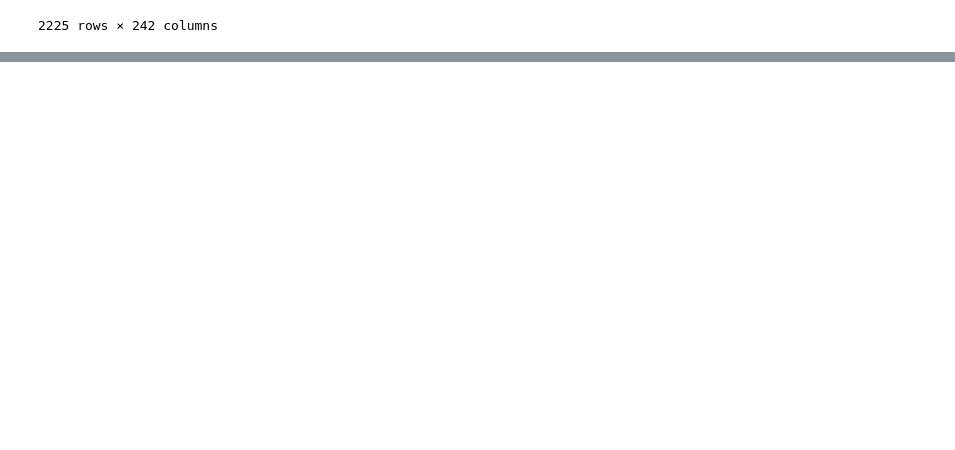
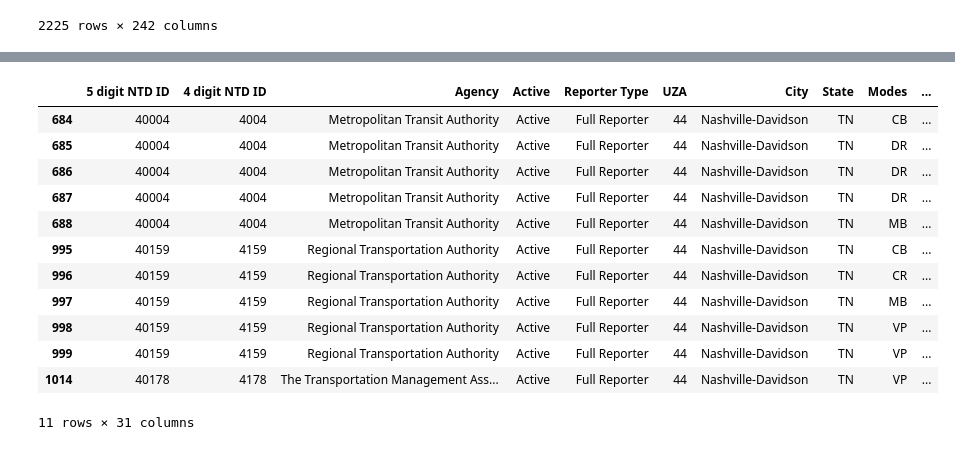
Before and after one commit to tye642/nashville_public_transportation, a Jupyter notebook: notebook/public_transportation_analysis.ipynb, the cells around one changed output, grey strips where cells are left out. Saved outputs shown, nothing was run; the diff lists cells and outputs as text; code cells hidden in the pictures; blank space fills up the shorter version.

```diff
--- a/notebook/public_transportation_analysis.ipynb
+++ b/notebook/public_transportation_analysis.ipynb
@@ -406,0 +462,18 @@ year_upt_df
+# %%
+# Lets take a look at Nashville's
+nash_transport = year_upt_df.loc[year_upt_df['City'].str.contains("Nashville")]
+nash_transport
+# %% [output]
+|  | 5 digit NTD ID | 4 digit NTD ID | Agency | Active | Reporter Type | UZA | City | State | Modes | ... |
+| 684 | 40004 | 4004 | Metropolitan Transit Authority | Active | Full Reporter | 44 | Nashville-Davidson | TN | CB | ... |
+| 685 | 40004 | 4004 | Metropolitan Transit Authority | Active | Full Reporter | 44 | Nashville-Davidson | TN | DR | ... |
+| 686 | 40004 | 4004 | Metropolitan Transit Authority | Active | Full Reporter | 44 | Nashville-Davidson | TN | DR | ... |
+| 687 | 40004 | 4004 | Metropolitan Transit Authority | Active | Full Reporter | 44 | Nashville-Davidson | TN | DR | ... |
+| 688 | 40004 | 4004 | Metropolitan Transit Authority | Active | Full Reporter | 44 | Nashville-Davidson | TN | MB | ... |
+| 995 | 40159 | 4159 | Regional Transportation Authority | Active | Full Reporter | 44 | Nashville-Davidson | TN | CB | ... |
+| 996 | 40159 | 4159 | Regional Transportation Authority | Active | Full Reporter | 44 | Nashville-Davidson | TN | CR | ... |
+| 997 | 40159 | 4159 | Regional Transportation Authority | Active | Full Reporter | 44 | Nashville-Davidson | TN | MB | ... |
+| 998 | 40159 | 4159 | Regional Transportation Authority | Active | Full Reporter | 44 | Nashville-Davidson | TN | VP | ... |
+| 999 | 40159 | 4159 | Regional Transportation Authority | Active | Full Reporter | 44 | Nashville-Davidson | TN | VP | ... |
+| 1014 | 40178 | 4178 | The Transportation Management Ass... | Active | Full Reporter | 44 | Nashville-Davidson | TN | VP | ... |
+11 rows × 31 columns
```
Also changed, not shown: parts of 16 cells of this notebook, 2 other files.
